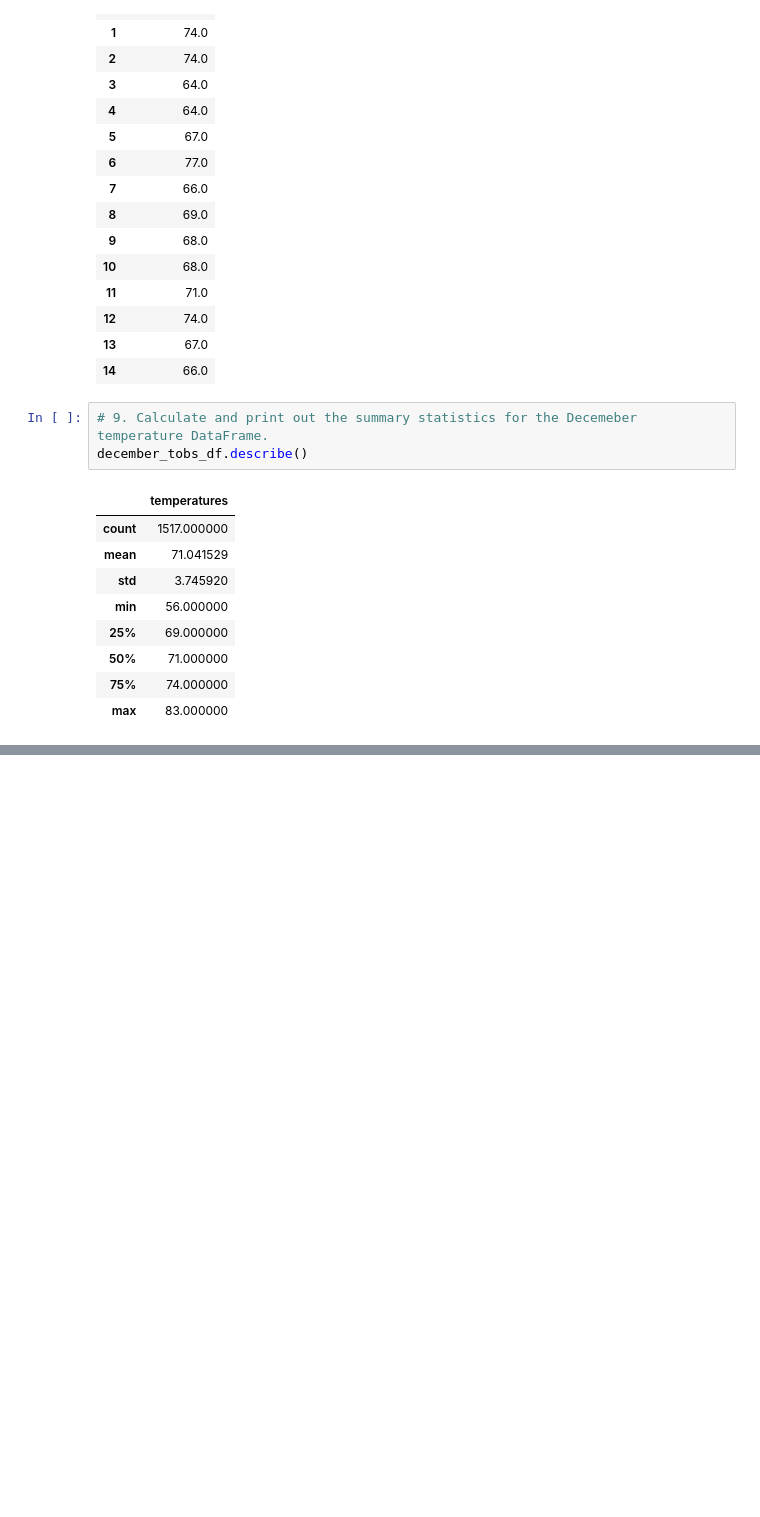
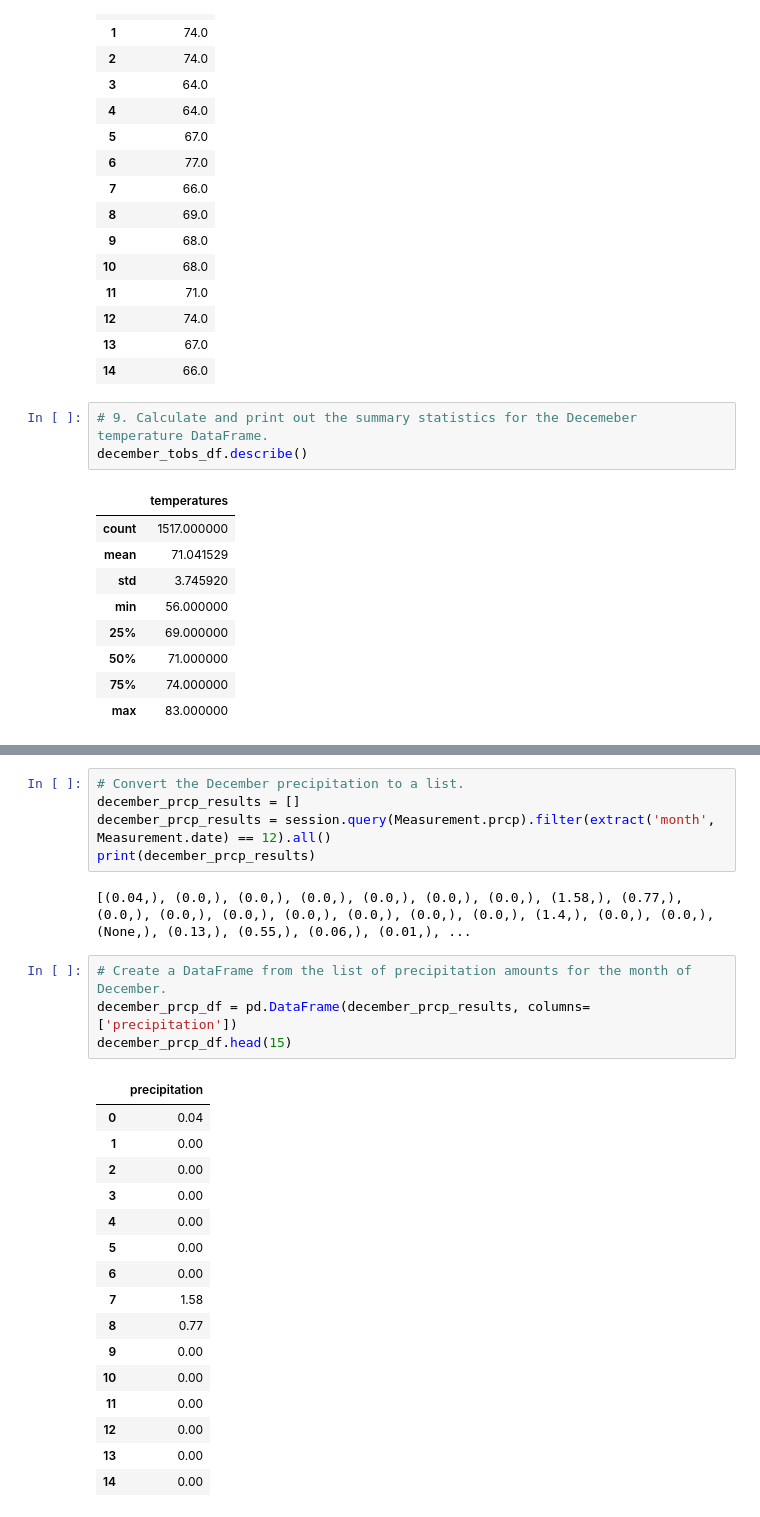
Before and after one commit to adavisfoy/Surfs_Up, a Jupyter notebook: SurfsUp_Challenge.ipynb, the cells around one changed output, grey strips where cells are left out. Drawn from its saved outputs; the diff is of its cells as text; blank space fills up the shorter version.

```diff
--- a/SurfsUp_Challenge.ipynb
+++ b/SurfsUp_Challenge.ipynb
@@ -127,0 +183,28 @@ december_tobs_df.describe()
+# %%
+# Convert the December precipitation to a list.
+december_prcp_results = []
+december_prcp_results = session.query(Measurement.prcp).filter(extract('month', Measurement.date) == 12).all()
+print(december_prcp_results)
+# %% [output]
+[(0.04,), (0.0,), (0.0,), (0.0,), (0.0,), (0.0,), (0.0,), (1.58,), (0.77,), (0.0,), (0.0,), (0.0,), (0.0,), (0.0,), (0.0,), (0.0,), (1.4,), (0.0,), (0.0,), (None,), (0.13,), (0.55,), (0.06,), (0.01,), ...
+# %%
+# Create a DataFrame from the list of precipitation amounts for the month of December.
+december_prcp_df = pd.DataFrame(december_prcp_results, columns=['precipitation'])
+december_prcp_df.head(15)
+# %% [output]
+|  | precipitation |
+| 0 | 0.04 |
+| 1 | 0.00 |
+| 2 | 0.00 |
+| 3 | 0.00 |
+| 4 | 0.00 |
+| 5 | 0.00 |
+| 6 | 0.00 |
+| 7 | 1.58 |
+| 8 | 0.77 |
+| 9 | 0.00 |
+| 10 | 0.00 |
+| 11 | 0.00 |
+| 12 | 0.00 |
+| 13 | 0.00 |
+| 14 | 0.00 |
```
Also changed, not shown: parts of 7 cells of this notebook, 5 other files.
